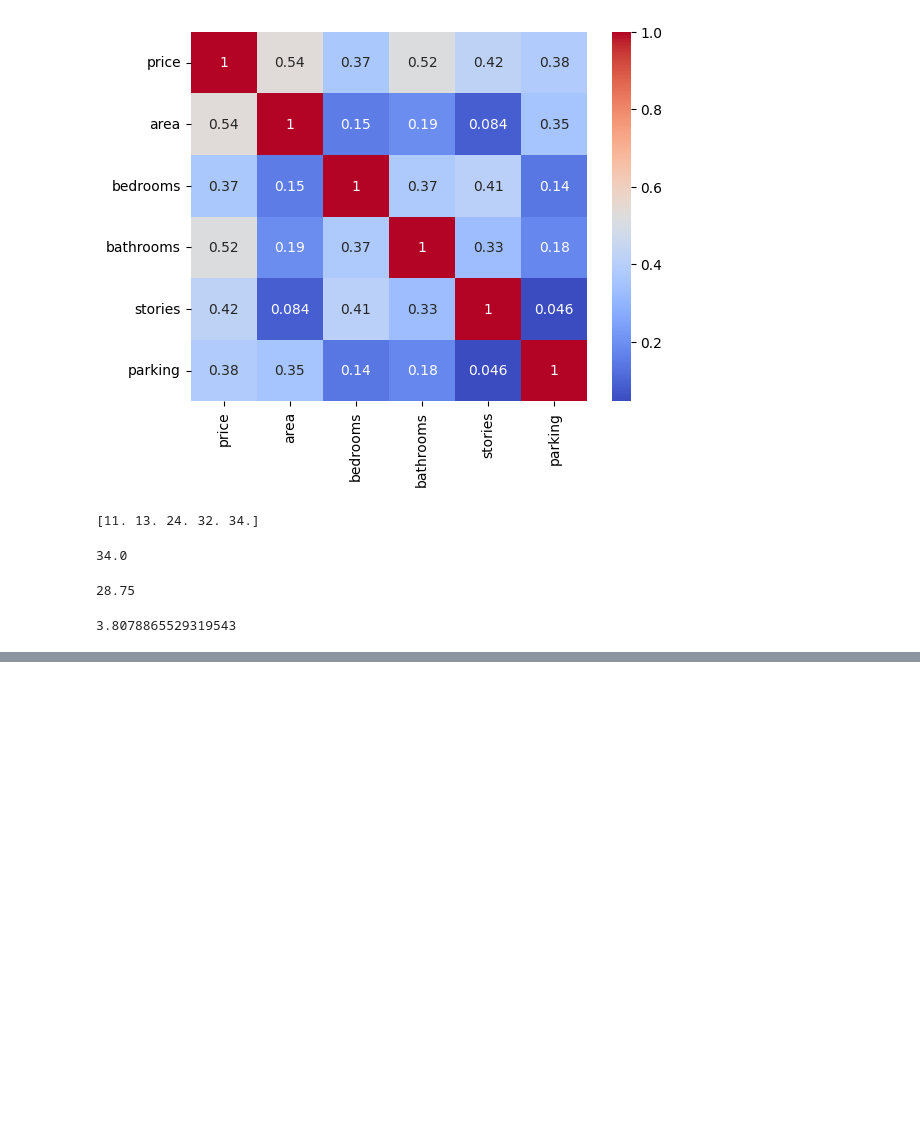
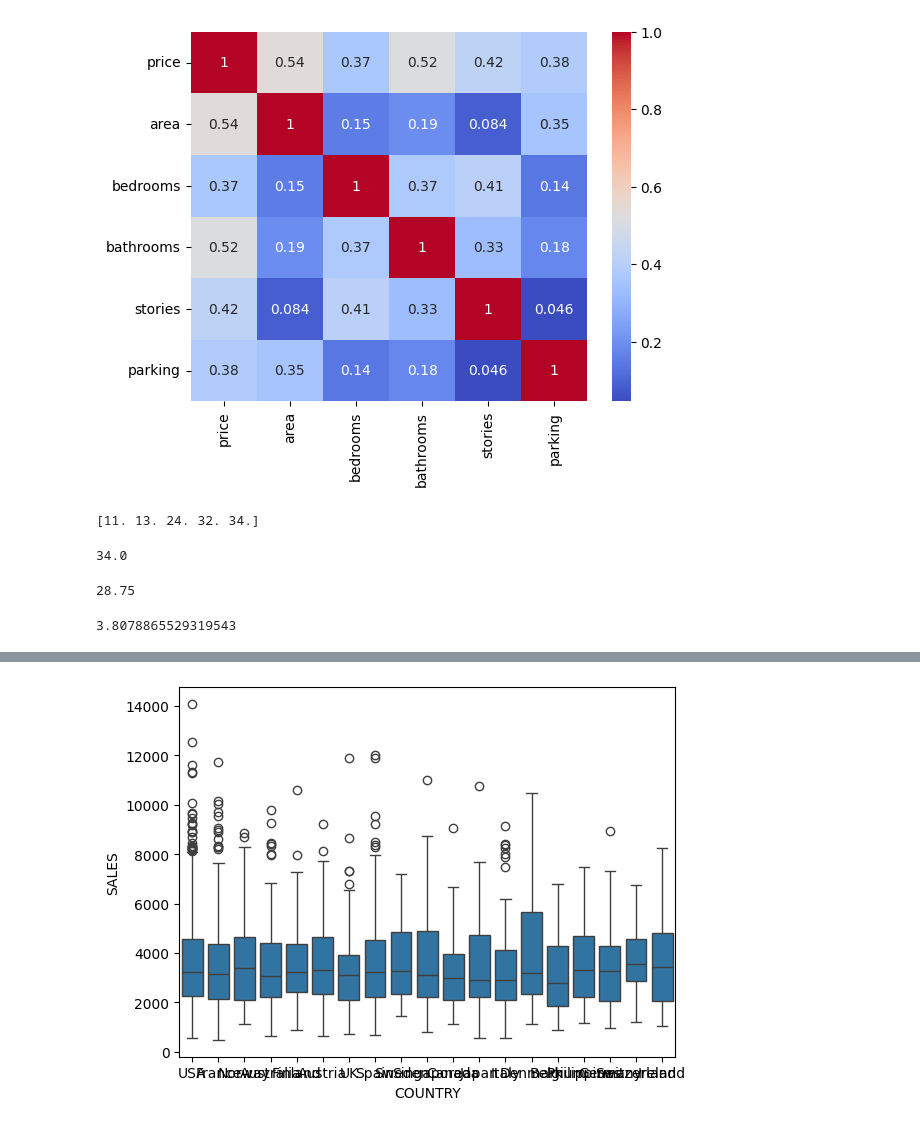
Before and after one commit to PratikshaShelke24/data-science, a Jupyter notebook: EDApratices.ipynb, the cells around one changed output, grey strips where cells are left out. Cells and saved outputs as stored; diff of their text form; code cells hidden in the pictures; blank space fills up the shorter version.

```diff
--- a/EDApratices.ipynb
+++ b/EDApratices.ipynb
@@ -272,0 +419,5 @@ print(x)
+# %%
+sns.boxplot(x='COUNTRY', y='SALES', data=df)
+plt.show()
+# %% [output]
+[figure, added]
```
Also changed, not shown: parts of 21 cells of this notebook.
